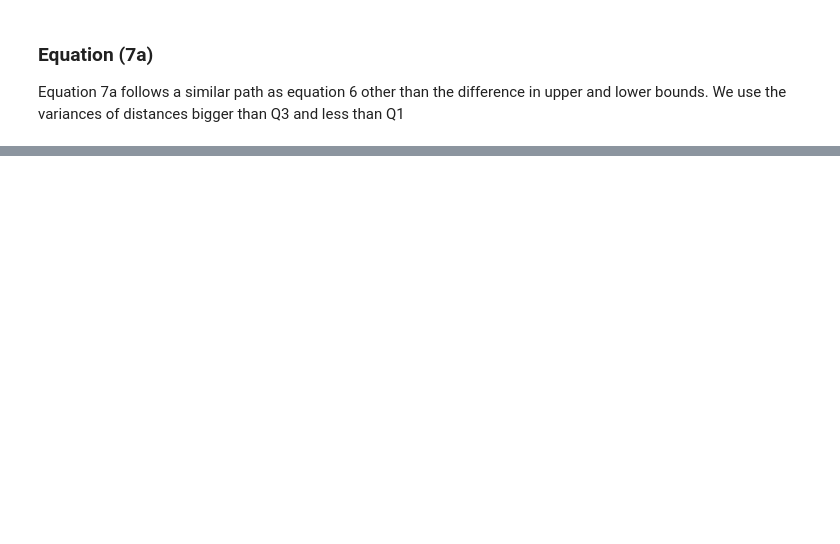
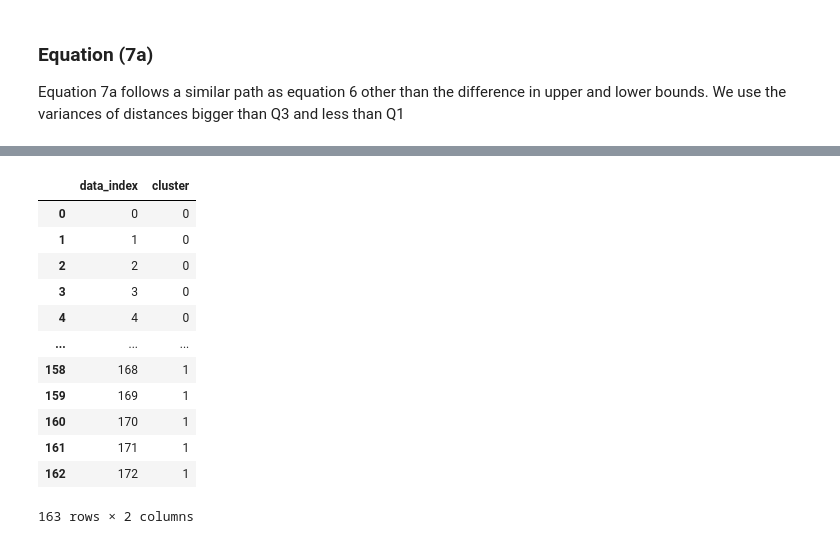
Before and after one commit to hodge-py/Outlier-Detection, a Jupyter notebook: Outlier Detection.ipynb, the cells around one changed output, grey strips where cells are left out. Saved outputs shown, nothing was run; the diff lists cells and outputs as text; code cells hidden in the pictures; blank space fills up the shorter version.

```diff
--- a/Outlier Detection.ipynb
+++ b/Outlier Detection.ipynb
@@ -125,0 +138,16 @@ printer7a(arr,X,y,outliers)
+# %%
+display(cluster_map)
+# %% [output]
+|  | data_index | cluster |
+| 0 | 0 | 0 |
+| 1 | 1 | 0 |
+| 2 | 2 | 0 |
+| 3 | 3 | 0 |
+| 4 | 4 | 0 |
+| ... | ... | ... |
+| 158 | 168 | 1 |
+| 159 | 169 | 1 |
+| 160 | 170 | 1 |
+| 161 | 171 | 1 |
+| 162 | 172 | 1 |
+163 rows × 2 columns
```
Also changed, not shown: parts of 10 cells of this notebook.
